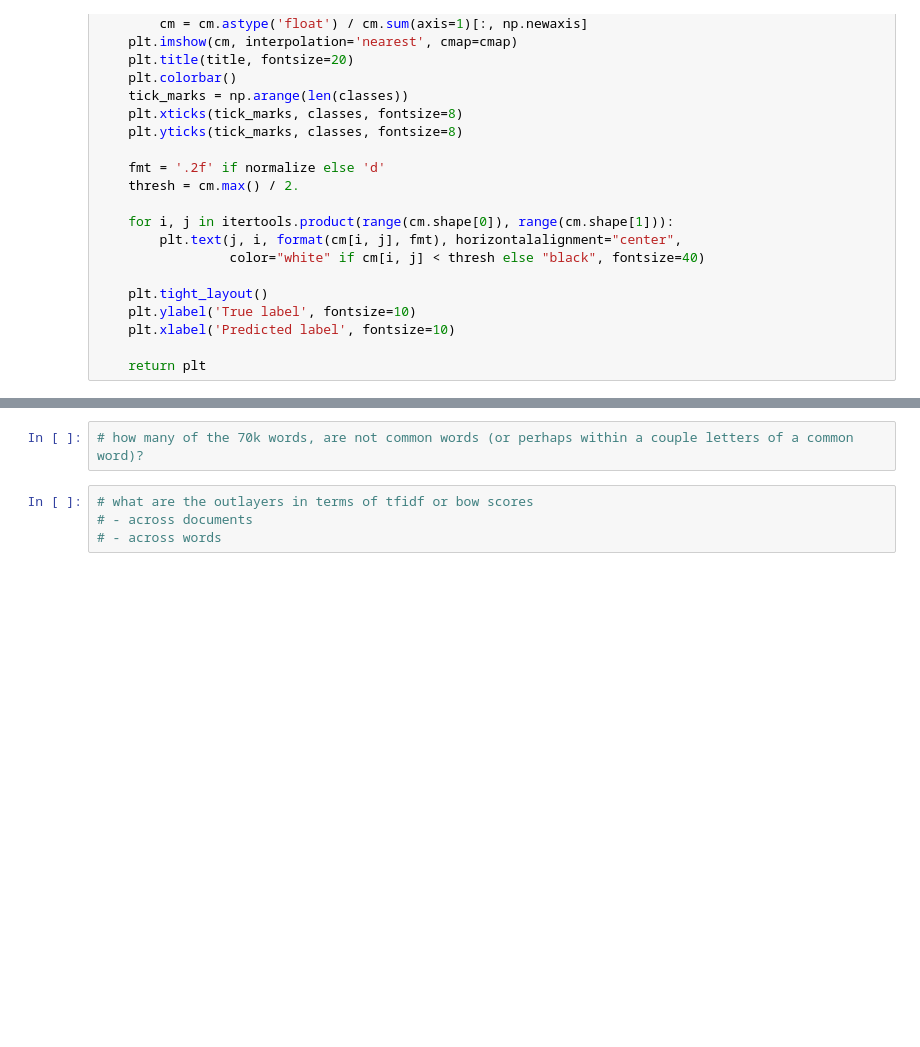
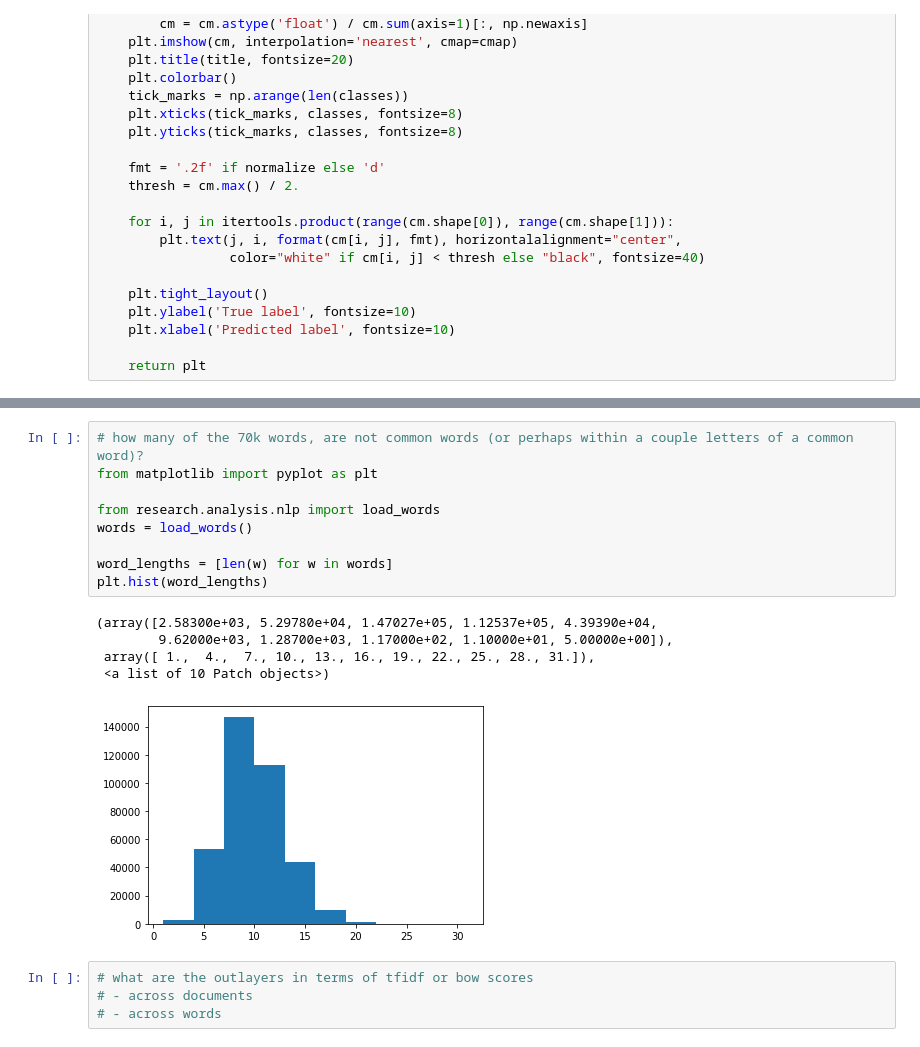
Before and after one commit to jecolasurdo/rallymomentumindex, a Jupyter notebook: Scratchpad.ipynb, the cells around one changed output, grey strips where cells are left out. Saved outputs shown, nothing was run; the diff lists cells and outputs as text; blank space fills up the shorter version.

```diff
--- a/Scratchpad.ipynb
+++ b/Scratchpad.ipynb
@@ -158,5 +204,18 @@ AttributeError: 'str' object has no attribute 'write'
 # %%
 # how many of the 70k words, are not common words (or perhaps within a couple letters of a common word)?
+from matplotlib import pyplot as plt
+
+from research.analysis.nlp import load_words
+words = load_words()
+
+word_lengths = [len(w) for w in words]
+plt.hist(word_lengths)
+# %% [output]
+(array([2.58300e+03, 5.29780e+04, 1.47027e+05, 1.12537e+05, 4.39390e+04,
+        9.62000e+03, 1.28700e+03, 1.17000e+02, 1.10000e+01, 5.00000e+00]),
+ array([ 1.,  4.,  7., 10., 13., 16., 19., 22., 25., 28., 31.]),
+ <a list of 10 Patch objects>)
+[figure, added]
 # %%
 # what are the outlayers in terms of tfidf or bow scores
 # - across documents
```
Also changed, not shown: parts of 15 cells of this notebook.
